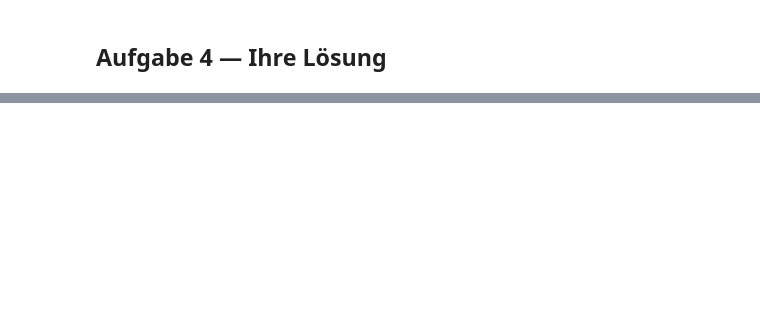
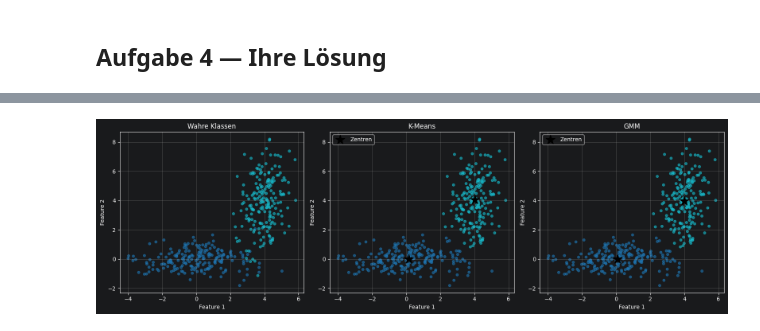
Before and after one commit to Toyo1234/Master-Studium-Semester-1, a Jupyter notebook: Mustererkennung/Übung 2/uebung_02_vorlage.ipynb, the cells around one changed output, grey strips where cells are left out. Drawn from its saved outputs; the diff is of its cells as text; code cells hidden in the pictures; blank space fills up the shorter version.

```diff
--- a/Mustererkennung/Übung 2/uebung_02_vorlage.ipynb
+++ b/Mustererkennung/Übung 2/uebung_02_vorlage.ipynb
@@ -415,0 +605,32 @@ print(f'Form: {X_ell.shape}')
+# %%
+# Modelle trainieren
+km  = KMeans(n_clusters=2, n_init=10, random_state=42).fit(X_ell)
+gmm = GaussianMixture(n_components=2, covariance_type='full', random_state=42).fit(X_ell)
+
+km_labels  = km.labels_
+gmm_labels = gmm.predict(X_ell)
+
+# Plot
+fig, axes = plt.subplots(1, 3, figsize=(16, 5))
+
+datasets = [
+    (y_ell_true, None,                  'Wahre Klassen'),
+    (km_labels,  km.cluster_centers_,   'K-Means'),
+    (gmm_labels, gmm.means_,            'GMM'),
+]
+
+for ax, (labels, centers, title) in zip(axes, datasets):
+    ax.scatter(X_ell[:, 0], X_ell[:, 1], c=labels, cmap='tab10', alpha=0.6, s=20)
+    if centers is not None:
+        ax.scatter(centers[:, 0], centers[:, 1],
+                   c='black', marker='*', s=300, zorder=5, label='Zentren')
+        ax.legend()
+    ax.set_title(title)
+    ax.set_xlabel('Feature 1')
+    ax.set_ylabel('Feature 2')
+    ax.grid(True)
+
+plt.tight_layout()
+plt.show()
+# %% [output]
+[figure, added]
```
Also changed, not shown: parts of 10 cells of this notebook.
